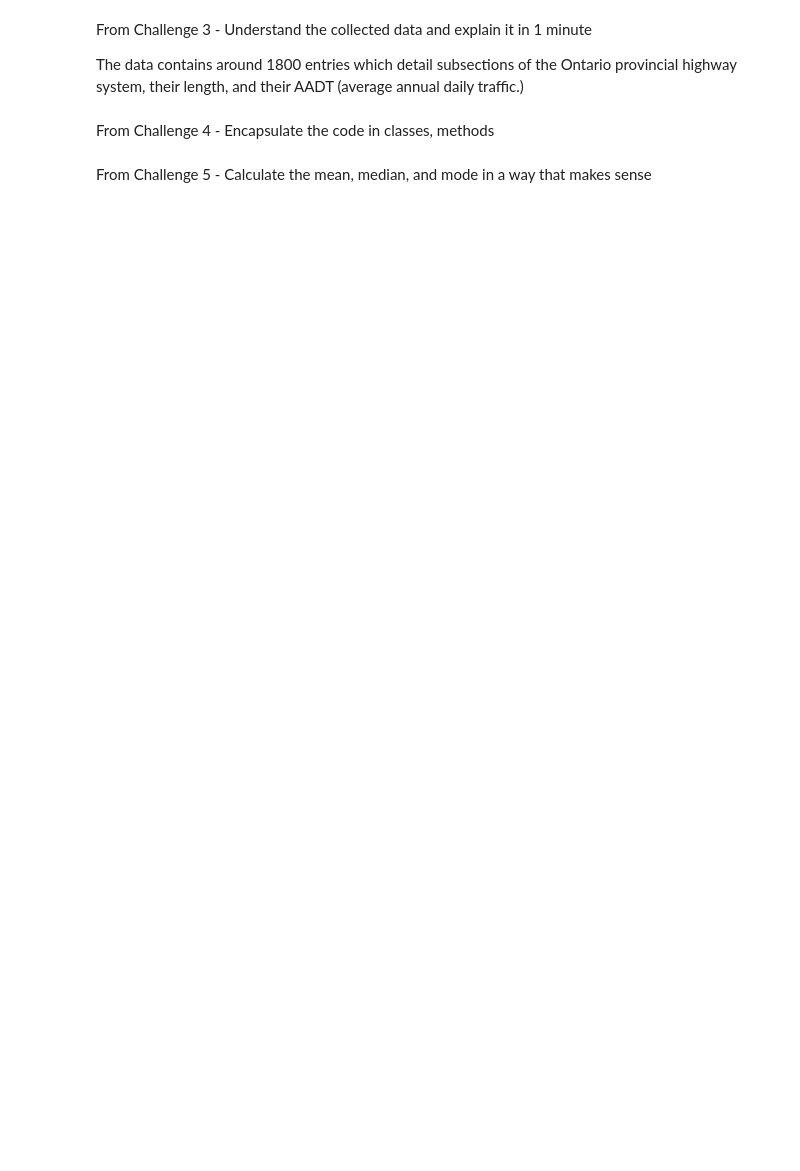
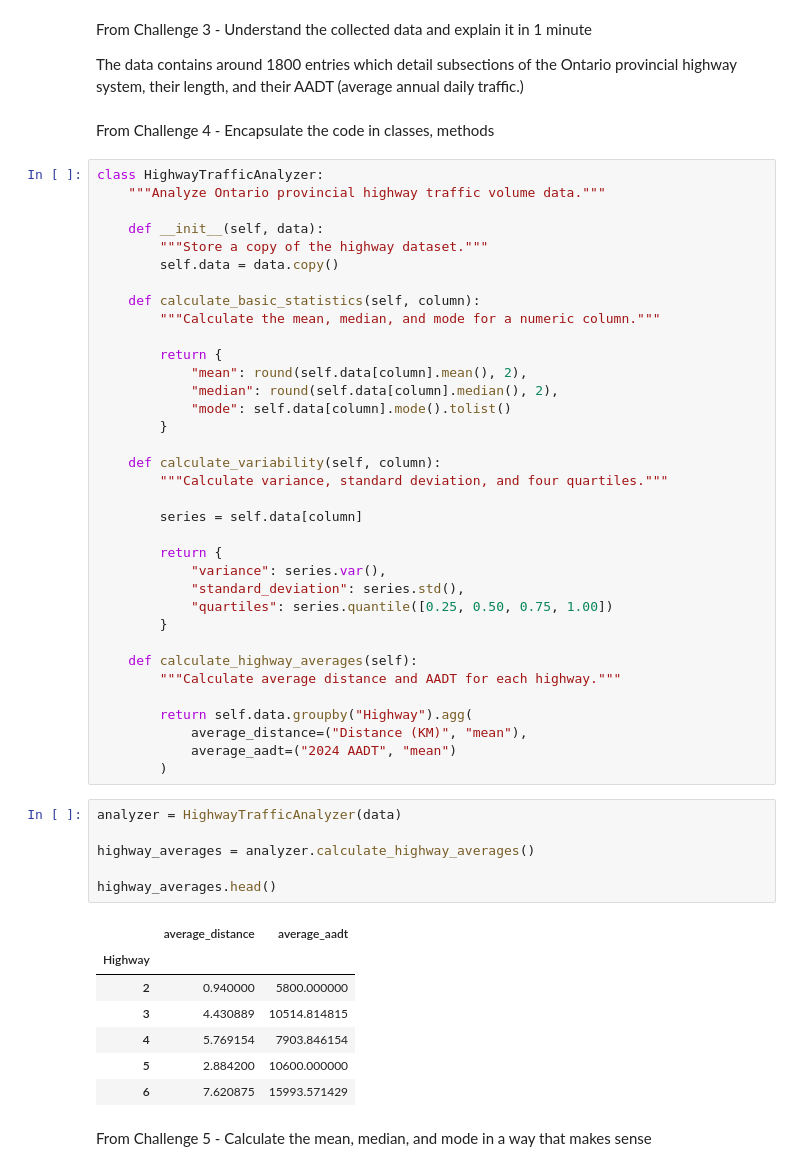
Before and after one commit to JohnBuni/Data-Analysis-Project-Group4, a Jupyter notebook: group4presentation.ipynb, the cells around one changed output. Cells and saved outputs as stored; diff of their text form; blank space fills up the shorter version.

```diff
--- a/group4presentation.ipynb
+++ b/group4presentation.ipynb
@@ -53,6 +39,55 @@ From Challenge 3 - Understand the collected data and explain it in 1 minute
 The data contains around 1800 entries which detail subsections of the Ontario provincial highway system, their length, and their AADT (average annual daily traffic.)
 # %% [markdown]
 From Challenge 4 - Encapsulate the code in classes, methods
+# %%
+class HighwayTrafficAnalyzer:
+    """Analyze Ontario provincial highway traffic volume data."""
+
+    def __init__(self, data):
+        """Store a copy of the highway dataset."""
+        self.data = data.copy()
+
+    def calculate_basic_statistics(self, column):
+        """Calculate the mean, median, and mode for a numeric column."""
+
+        return {
+            "mean": round(self.data[column].mean(), 2),
+            "median": round(self.data[column].median(), 2),
+            "mode": self.data[column].mode().tolist()
+        }
+
+    def calculate_variability(self, column):
+        """Calculate variance, standard deviation, and four quartiles."""
+
+        series = self.data[column]
+
+        return {
+            "variance": series.var(),
+            "standard_deviation": series.std(),
+            "quartiles": series.quantile([0.25, 0.50, 0.75, 1.00])
+        }
+
+    def calculate_highway_averages(self):
+        """Calculate average distance and AADT for each highway."""
+
+        return self.data.groupby("Highway").agg(
+            average_distance=("Distance (KM)", "mean"),
+            average_aadt=("2024 AADT", "mean")
+        )
+# %%
+analyzer = HighwayTrafficAnalyzer(data)
+
+highway_averages = analyzer.calculate_highway_averages()
+
+highway_averages.head()
+# %% [output]
+|  | average_distance | average_aadt |
+| Highway |  |  |
+| 2 | 0.940000 | 5800.000000 |
+| 3 | 4.430889 | 10514.814815 |
+| 4 | 5.769154 | 7903.846154 |
+| 5 | 2.884200 | 10600.000000 |
+| 6 | 7.620875 | 15993.571429 |
 # %% [markdown]
 From Challenge 5 - Calculate the mean, median, and mode in a way that makes sense
 # %%
```
Also changed, not shown: parts of 11 cells of this notebook, 2 other files.
